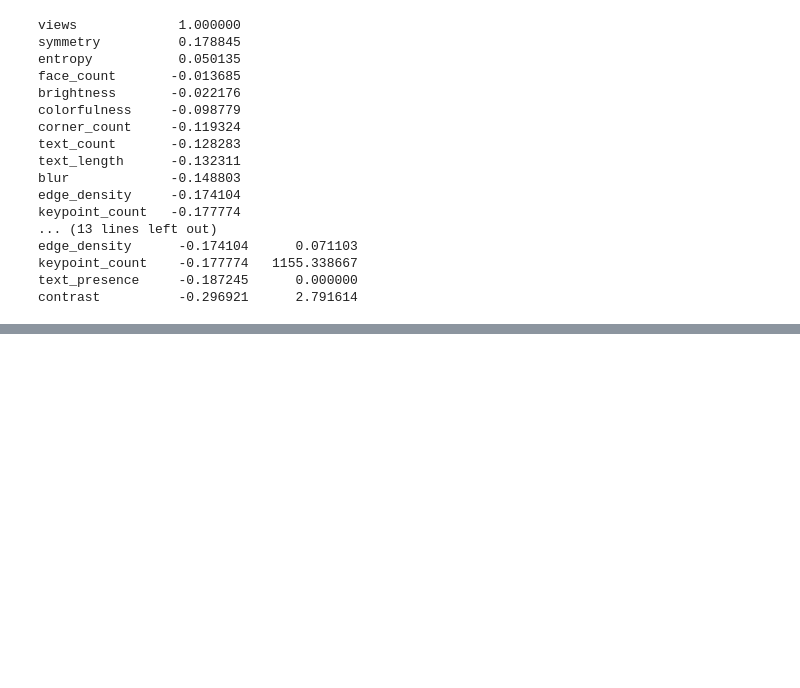
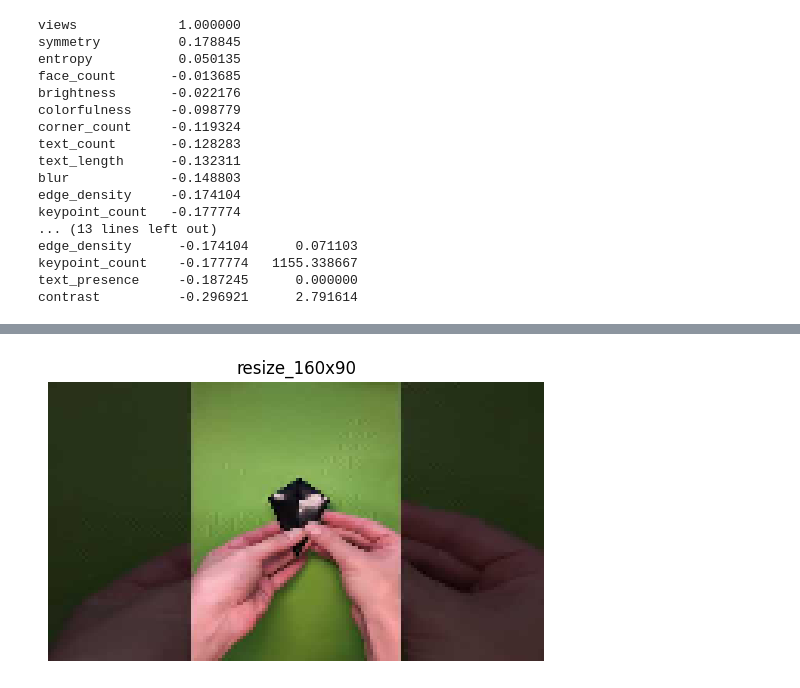
Before and after one commit to CastleBby/MSLM640_ThumbnailIQ, a Jupyter notebook: notebooks/eda.ipynb, the cells around one changed output, grey strips where cells are left out. Cells and saved outputs as stored; diff of their text form; code cells hidden in the pictures; blank space fills up the shorter version.

```diff
--- a/notebooks/eda.ipynb
+++ b/notebooks/eda.ipynb
@@ -147,0 +222,24 @@ contrast          -0.296921      2.791614
+# %%
+import matplotlib.pyplot as plt
+
+name = "resize_160x90"
+t_img = transforms[name]
+
+plt.imshow(cv2.cvtColor(t_img, cv2.COLOR_BGR2RGB))
+plt.title(name)
+plt.axis("off")
+plt.show()
+
+fig, ax = plt.subplots(1, 2, figsize=(10,5))
+
+ax[0].imshow(cv2.cvtColor(img, cv2.COLOR_BGR2RGB))
+ax[0].set_title("Original")
+ax[0].axis("off")
+
+ax[1].imshow(cv2.cvtColor(t_img, cv2.COLOR_BGR2RGB))
+ax[1].set_title(name)
+ax[1].axis("off")
+
+plt.show()
+# %% [output]
+[figure, added]
```
Also changed, not shown: parts of 5 cells of this notebook, 3 other files.
